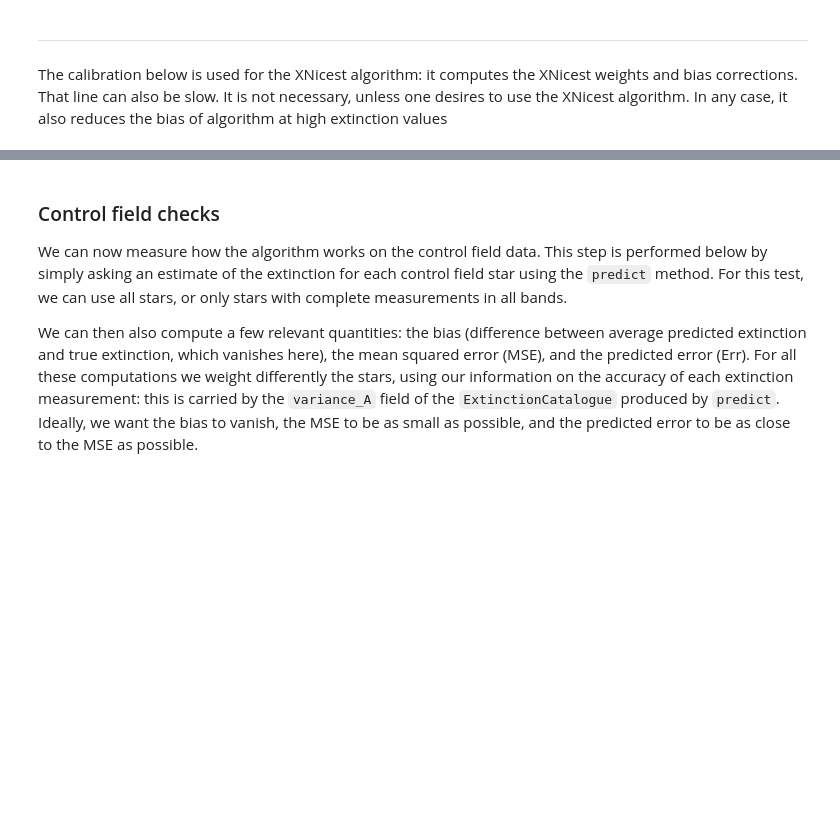
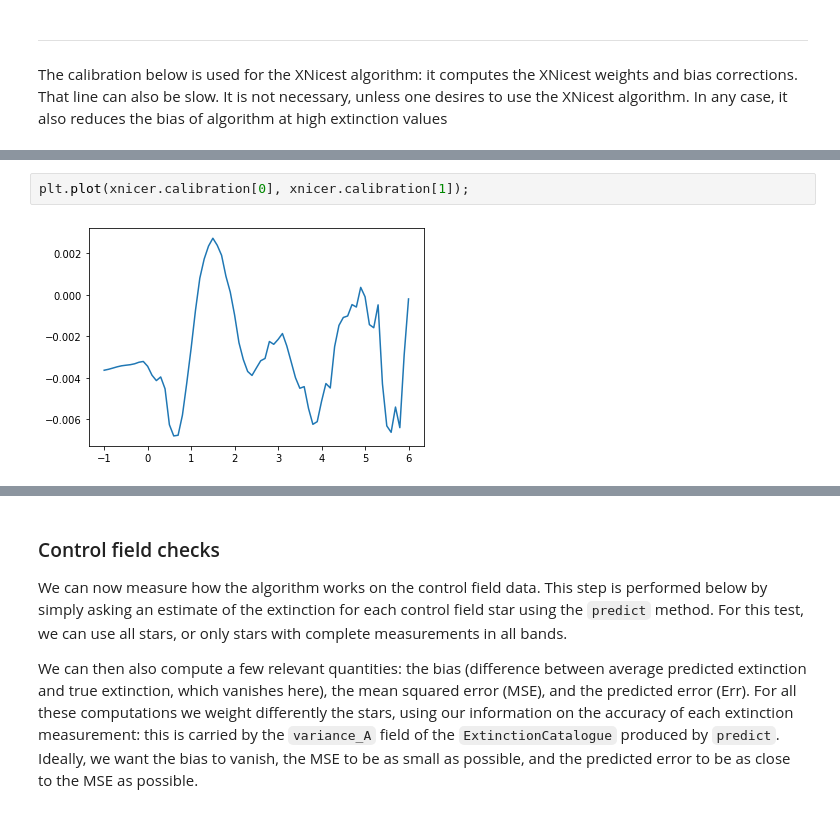
Before and after one commit to astrozot/xnicer, a Jupyter notebook: example.ipynb, the cells around one changed output, grey strips where cells are left out. Cells and saved outputs as stored; diff of their text form; blank space fills up the shorter version.

```diff
--- a/example.ipynb
+++ b/example.ipynb
@@ -182,0 +192,4 @@ xnicer.calibrate(phot_c, np.linspace(-1.0, 6.0, 29), update_errors=False)
+# %%
+plt.plot(xnicer.calibration[0], xnicer.calibration[1]);
+# %% [output]
+[figure, added]
```
Also changed, not shown: parts of 12 cells of this notebook, 3 other files.
